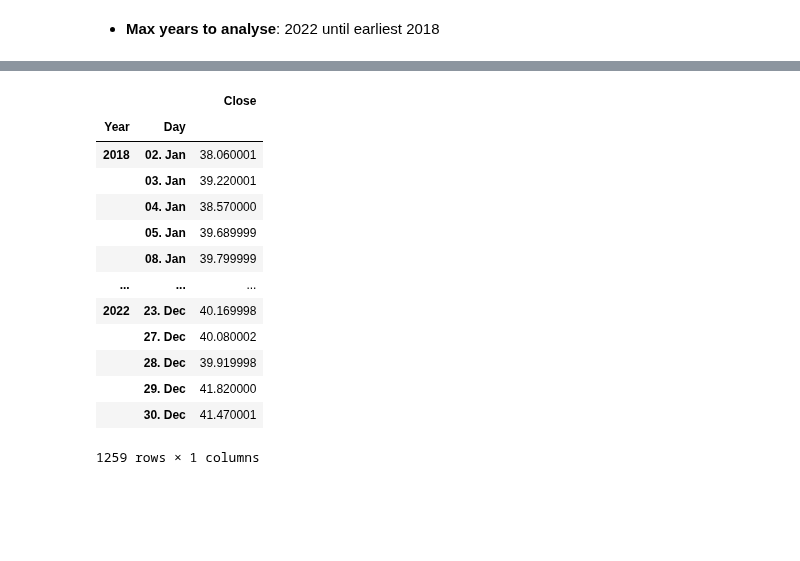
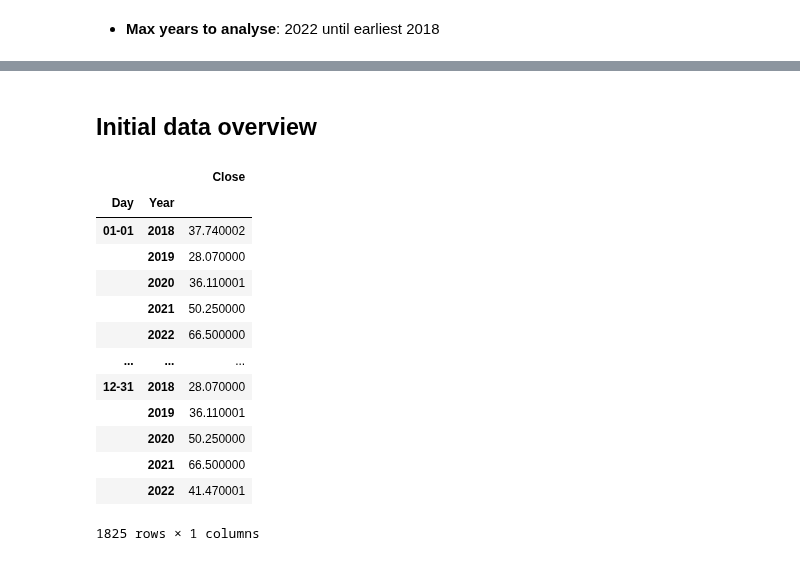
Before and after one commit to marco-sorich/FinSea, a Jupyter notebook: seasonality.ipynb, the cells around one changed output, grey strips where cells are left out. Cells and saved outputs as stored; diff of their text form; code cells hidden in the pictures; blank space fills up the shorter version.

```diff
--- a/seasonality.ipynb
+++ b/seasonality.ipynb
@@ -151,29 +160,45 @@ Date
 [6236 rows x 1 columns]
 # %%
 annualDf = pd.DataFrame(data=df)
-annualDf['Year'], annualDf['Day'] = annualDf.index.year, annualDf.index.strftime('%d. %b')
 
-#annualDf = annualDf.reset_index().drop('Date', axis=1).set_index(['Year', 'Month_Day'])
+# set correct frequency
+annualDf = annualDf.asfreq('d')
 
+# fill up missing values
+annualDf = annualDf.fillna(method='ffill')
+
+# Drop Feb. 29th of leap years
+annualDf = annualDf[~((annualDf.index.month == 2) & (annualDf.index.day == 29))]
+
+# Create year and day/month columns
+annualDf['Year'], annualDf['Day'] = annualDf.index.year, annualDf.index.strftime('%m-%d')
+
+# prepare range of max 5 years or smaller if dataframe is smaller
 firstDay = pd.to_datetime(str((annualDf.index.year.min()+1 if ((annualDf.index.year.max()-1) - (annualDf.index.year.min()+1)) < max_num_of_years else annualDf.index.year.max() - max_num_of_years)) + '-01-01')
 lastDay = pd.to_datetime(str(annualDf.index.year.max()-1) + '-12-31')
-range = pd.date_range(firstDay, lastDay, freq='D')
-annualDf = annualDf[range.min():range.max()].reset_index().drop('Date', axis=1).set_index(['Year', 'Day'])
+rangeMax5yrs = pd.date_range(firstDay, lastDay, freq='D')
+
+# get actual number of calculated years for dataframe
+rangeNumOfYears = rangeMax5yrs.max().year - rangeMax5yrs.min().year + 1
+
+# crop dataframe to max 5 last full years
+annualDf = annualDf[rangeMax5yrs.min():rangeMax5yrs.max()].reset_index().drop('Date', axis=1).set_index(['Day', 'Year']).sort_index(level=0)
+
+D('## Initial data overview')
 annualDf
-
-#annualDf.query(f'Date >= {str(firstDay)}').query(f'Date <= {str(lastDay)}')
 # %% [output]
+## Initial data overview
 |  |  | Close |
-| Year | Day |  |
-| 2018 | 02. Jan | 38.060001 |
-|  | 03. Jan | 39.220001 |
-|  | 04. Jan | 38.570000 |
-|  | 05. Jan | 39.689999 |
-|  | 08. Jan | 39.799999 |
+| Day | Year |  |
+| 01-01 | 2018 | 37.740002 |
+|  | 2019 | 28.070000 |
+|  | 2020 | 36.110001 |
+|  | 2021 | 50.250000 |
+|  | 2022 | 66.500000 |
 | ... | ... | ... |
-| 2022 | 23. Dec | 40.169998 |
-|  | 27. Dec | 40.080002 |
-|  | 28. Dec | 39.919998 |
-|  | 29. Dec | 41.820000 |
-|  | 30. Dec | 41.470001 |
+| 12-31 | 2018 | 28.070000 |
+|  | 2019 | 36.110001 |
+|  | 2020 | 50.250000 |
+|  | 2021 | 66.500000 |
+|  | 2022 | 41.470001 |
-1259 rows × 1 columns
+1825 rows × 1 columns
```
Also changed, not shown: parts of 5 cells of this notebook.
